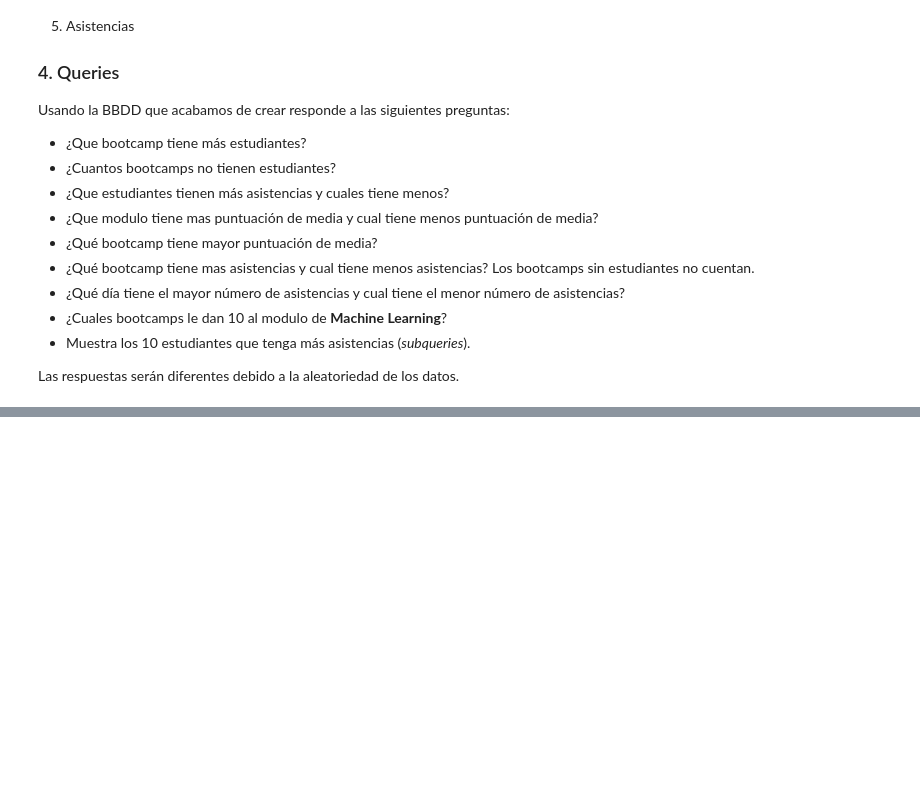
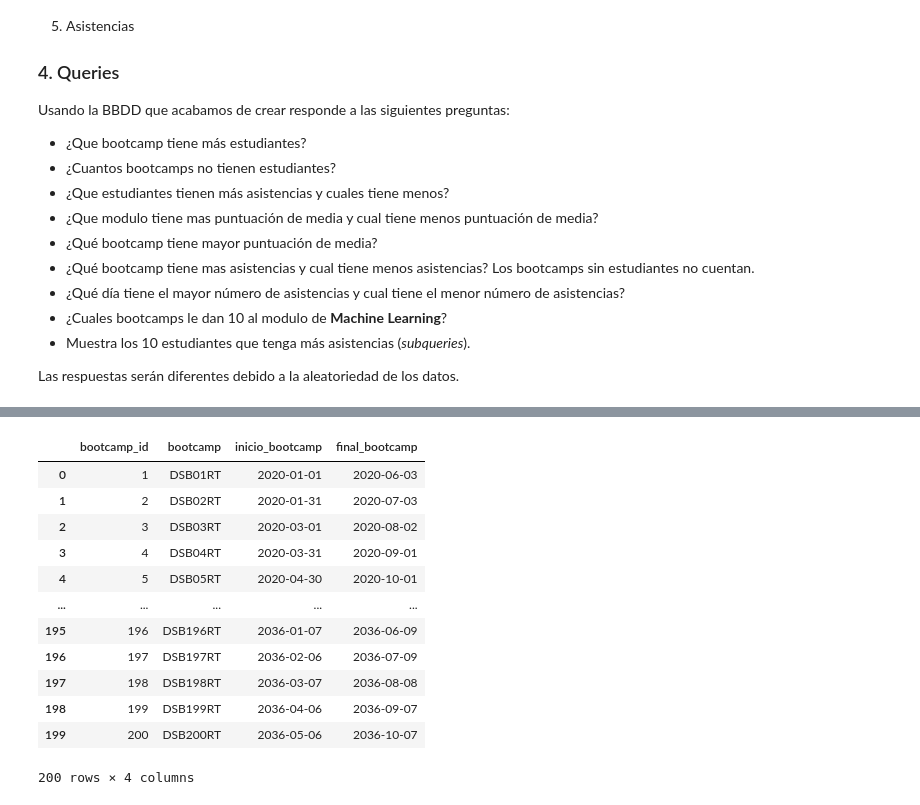
Before and after one commit to CaroliCosas/Bootcamp_Data_Science, a Jupyter notebook: 01. Notebooks Ejercicios/02.ejercicio_bootcamps.ipynb, the cells around one changed output, grey strips where cells are left out. Cells and saved outputs as stored; diff of their text form; code cells hidden in the pictures; blank space fills up the shorter version.

Commit message:
mysql bootcamps generar datos

```diff
--- a/01. Notebooks Ejercicios/02.ejercicio_bootcamps.ipynb
+++ b/01. Notebooks Ejercicios/02.ejercicio_bootcamps.ipynb
@@ -194,0 +217,33 @@ connection.close()
+# %%
+# tabla bootcamps: crear datos 200 filas
+from datetime import datetime, timedelta
+bootcamps = [f'DSB0{numero}RT' if numero < 10 else f'DSB{numero}RT' for numero in range(1, 201)]
+
+inicio_bootcamp = [datetime(year=2020, month=1, day=1) + timedelta(days= numero * 30)
+                   for numero in range(200)] # 30 * 0 = 0, 30 * 1 = 30, 30 * 2 = 60, 30 * 3 = 90,
+
+final_bootcamp = [fecha + timedelta(days=154) for fecha in inicio_bootcamp]
+
+df_bootcamps = pd.DataFrame(
+    zip(bootcamps, inicio_bootcamp, final_bootcamp),
+    columns=['bootcamp', 'inicio_bootcamp', 'final_bootcamp']
+)
+
+# Añadir columna pk:
+df_bootcamps = df_bootcamps.reset_index().rename({'index': 'bootcamp_id'}, axis=1)
+df_bootcamps['bootcamp_id'] = df_bootcamps['bootcamp_id'] + 1
+df_bootcamps
+# %% [output]
+|  | bootcamp_id | bootcamp | inicio_bootcamp | final_bootcamp |
+| 0 | 1 | DSB01RT | 2020-01-01 | 2020-06-03 |
+| 1 | 2 | DSB02RT | 2020-01-31 | 2020-07-03 |
+| 2 | 3 | DSB03RT | 2020-03-01 | 2020-08-02 |
+| 3 | 4 | DSB04RT | 2020-03-31 | 2020-09-01 |
+| 4 | 5 | DSB05RT | 2020-04-30 | 2020-10-01 |
+| ... | ... | ... | ... | ... |
+| 195 | 196 | DSB196RT | 2036-01-07 | 2036-06-09 |
+| 196 | 197 | DSB197RT | 2036-02-06 | 2036-07-09 |
+| 197 | 198 | DSB198RT | 2036-03-07 | 2036-08-08 |
+| 198 | 199 | DSB199RT | 2036-04-06 | 2036-09-07 |
+| 199 | 200 | DSB200RT | 2036-05-06 | 2036-10-07 |
+200 rows × 4 columns
```
Also changed, not shown: parts of 3 cells of this notebook.
